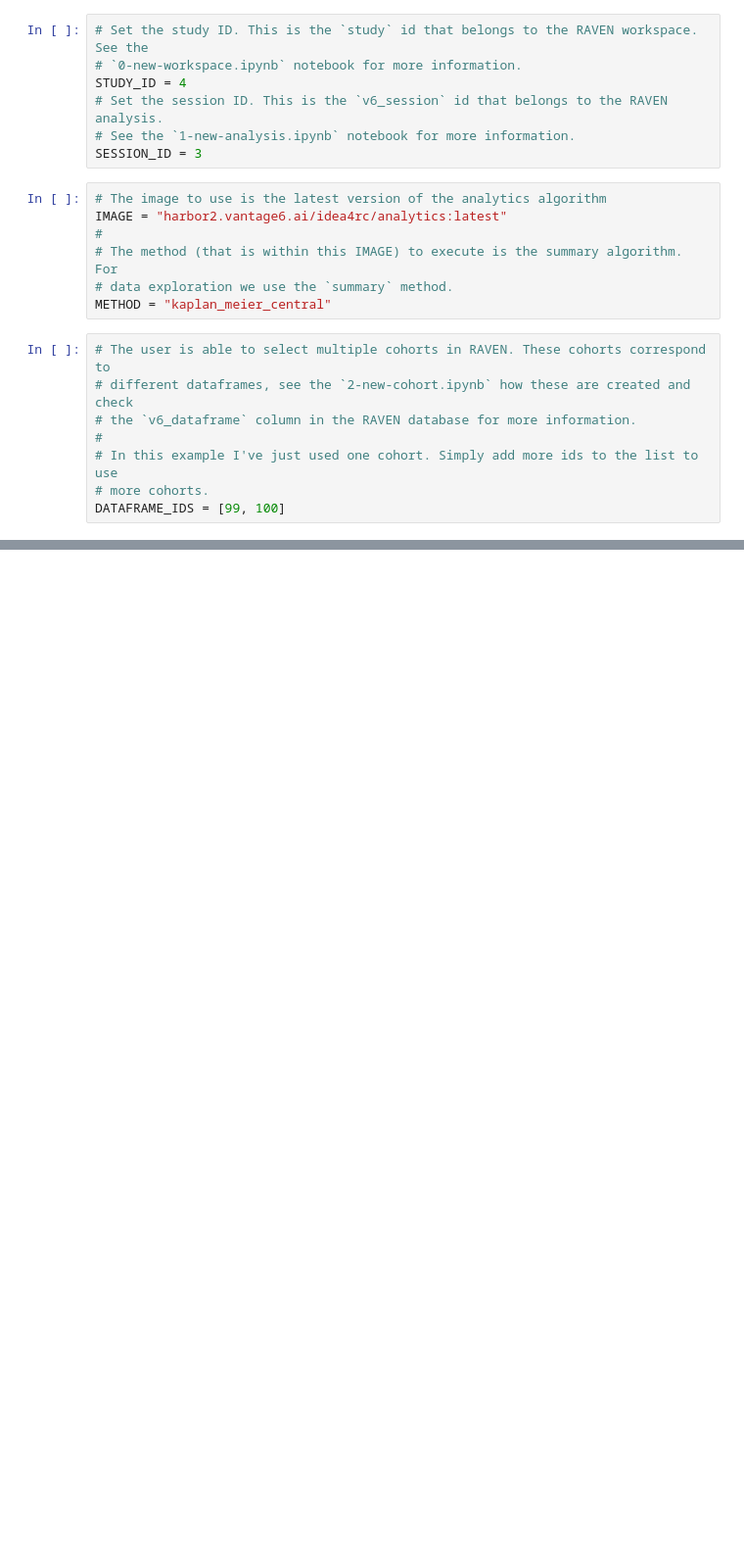
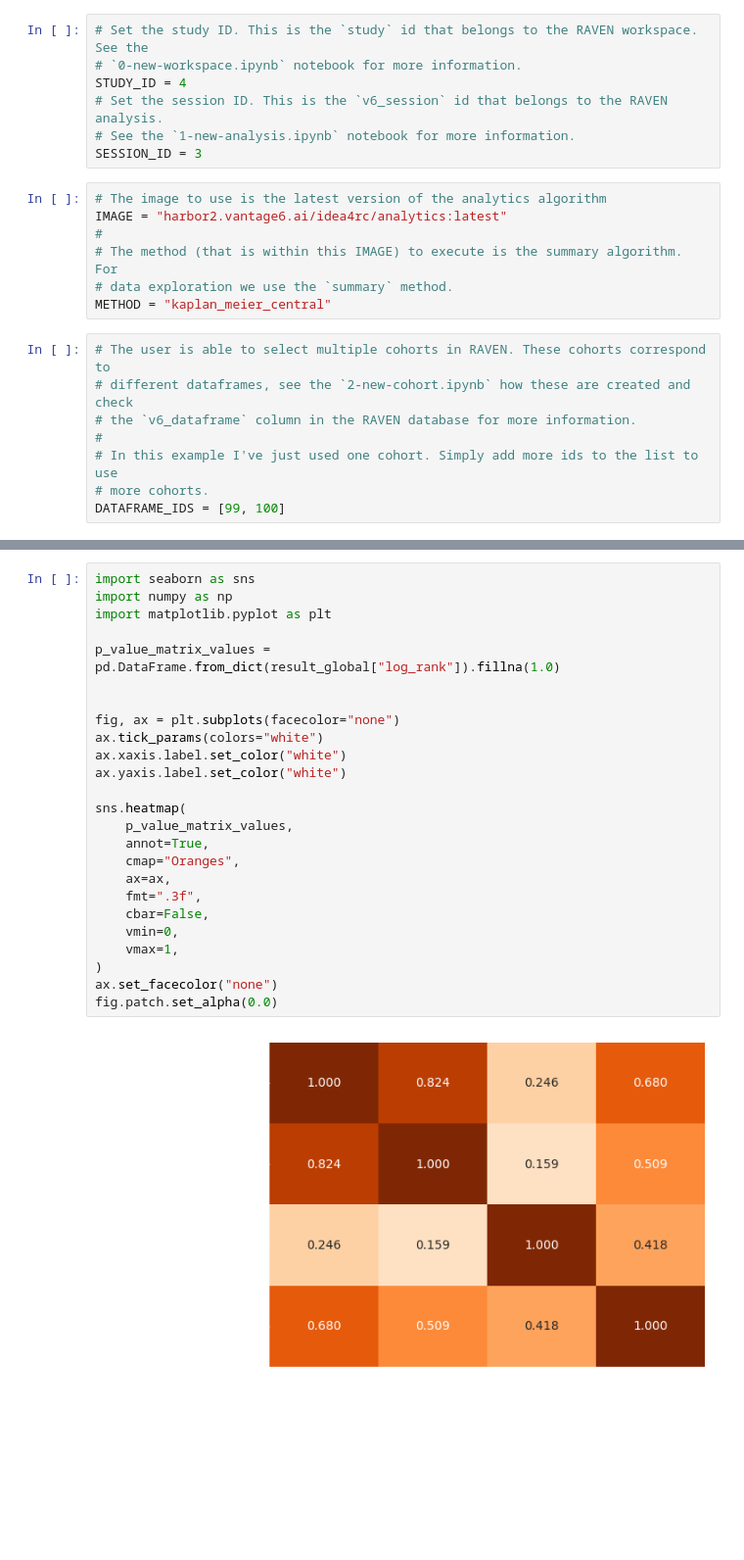
Before and after one commit to IKNL/idea4rc-vantage6-algorithms, a Jupyter notebook: deliverables/raven-api-documentation/7-analytics-kaplan-meier-and-log-rank.ipynb, the cells around one changed output, grey strips where cells are left out. Shown at 98% size. Saved outputs shown, nothing was run; the diff lists cells and outputs as text; blank space fills up the shorter version.

```diff
--- a/deliverables/raven-api-documentation/7-analytics-kaplan-meier-and-log-rank.ipynb
+++ b/deliverables/raven-api-documentation/7-analytics-kaplan-meier-and-log-rank.ipynb
@@ -193,0 +232,27 @@ fig.tight_layout()
+# %%
+import seaborn as sns
+import numpy as np
+import matplotlib.pyplot as plt
+
+p_value_matrix_values = pd.DataFrame.from_dict(result_global["log_rank"]).fillna(1.0)
+
+
+fig, ax = plt.subplots(facecolor="none")
+ax.tick_params(colors="white")
+ax.xaxis.label.set_color("white")
+ax.yaxis.label.set_color("white")
+
+sns.heatmap(
+    p_value_matrix_values,
+    annot=True,
+    cmap="Oranges",
+    ax=ax,
+    fmt=".3f",
+    cbar=False,
+    vmin=0,
+    vmax=1,
+)
+ax.set_facecolor("none")
+fig.patch.set_alpha(0.0)
+# %% [output]
+[figure, added]
```
Also changed, not shown: parts of 6 cells of this notebook, 1 other file.
